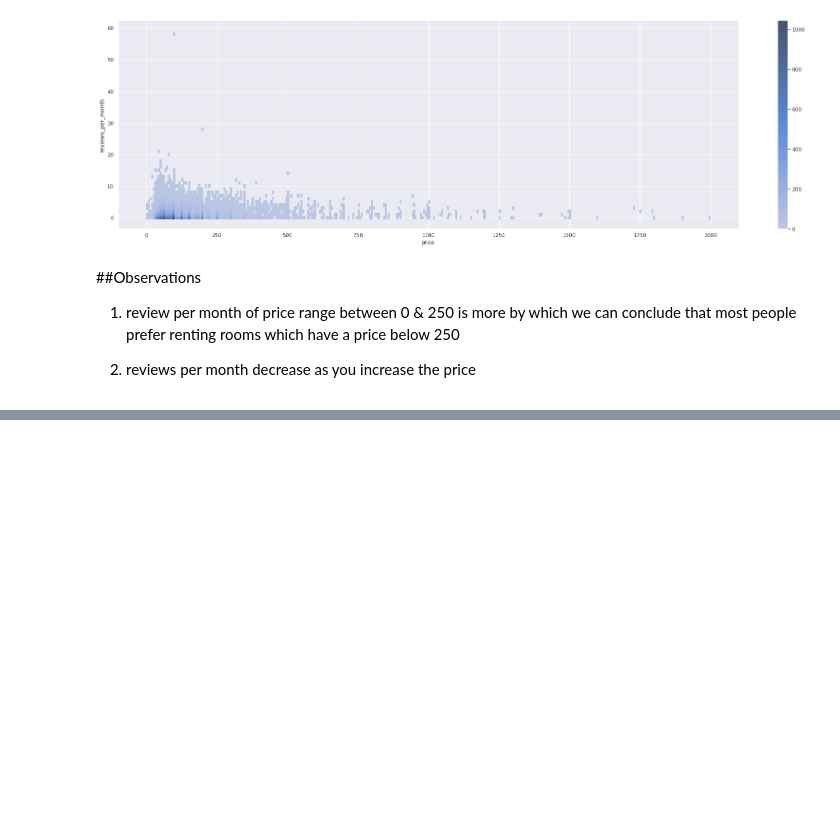
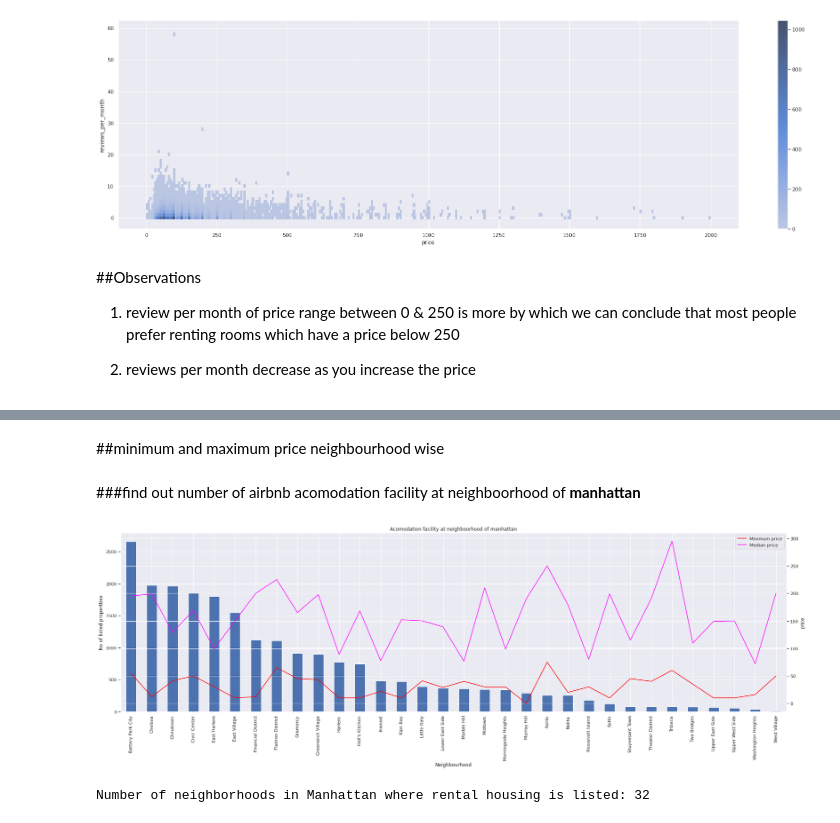
Before and after one commit to pranay2310/AirBnB-bookings-Analysis, a Jupyter notebook: Airbnb_Bookings_Analysis_Capstone_Project.ipynb, the cells around one changed output, grey strips where cells are left out. Drawn from its saved outputs; the diff is of its cells as text; code cells hidden in the pictures; blank space fills up the shorter version.

```diff
--- a/Airbnb_Bookings_Analysis_Capstone_Project.ipynb
+++ b/Airbnb_Bookings_Analysis_Capstone_Project.ipynb
@@ -752,0 +760,8 @@ sns.histplot(data = price_review, x = 'price', y = 'reviews_per_month',discrete=
+# %% [markdown]
+##minimum and maximum price neighbourhood wise
+# %%
+nei_max = df.groupby(['neighbourhood_group','neighbourhood'])['price'].max().reset_index()
+nei_min =df.groupby(['neighbourhood_group','neighbourhood'])['price'].min().reset_index()
+nei_avg =df.groupby(['neighbourhood_group','neighbourhood'])['price'].median().reset_index()
+# %% [markdown]
+###find out number of airbnb acomodation facility at neighboorhood of **manhattan**
@@ -752,0 +770,29 @@ sns.histplot(data = price_review, x = 'price', y = 'reviews_per_month',discrete=
+# %%
+man_data = df[df['neighbourhood_group'] == 'Manhattan']
+man_ax1 = man_data['neighbourhood'].value_counts().plot(kind="bar",
+                                                    ylabel='No of listed propertties',
+                                                    xlabel='Neighbourhood',
+                                                    title='Acomodation facility at neighboorhood of manhattan')
+ax2 = man_ax1.twinx() # create axis 2 for prrice listing
+'''sns.lineplot(x='neighbourhood',
+             y='price',
+             color='green',
+             label='maximum price',
+             data=nei_max[nei_max['neighbourhood_group' ]== 'Manhattan'])'''
+sns.lineplot(x='neighbourhood',
+             y="price",
+             color='red',
+             label='Minimum price',
+             data=nei_min[nei_min['neighbourhood_group' ]== 'Manhattan'])
+sns.lineplot(x='neighbourhood',
+             y="price",
+             color='fuchsia',
+             label='Median price',
+             data=nei_avg[nei_avg['neighbourhood_group' ]== 'Manhattan'])
+plt.legend(loc='upper right') #set legend position
+plt.title('')
+plt.show()
+print(f'Number of neighborhoods in Manhattan where rental housing is listed: {man_data["neighbourhood"].nunique()}')
+# %% [output]
+[figure, added]
+Number of neighborhoods in Manhattan where rental housing is listed: 32
```
Also changed, not shown: parts of 2 cells of this notebook.
